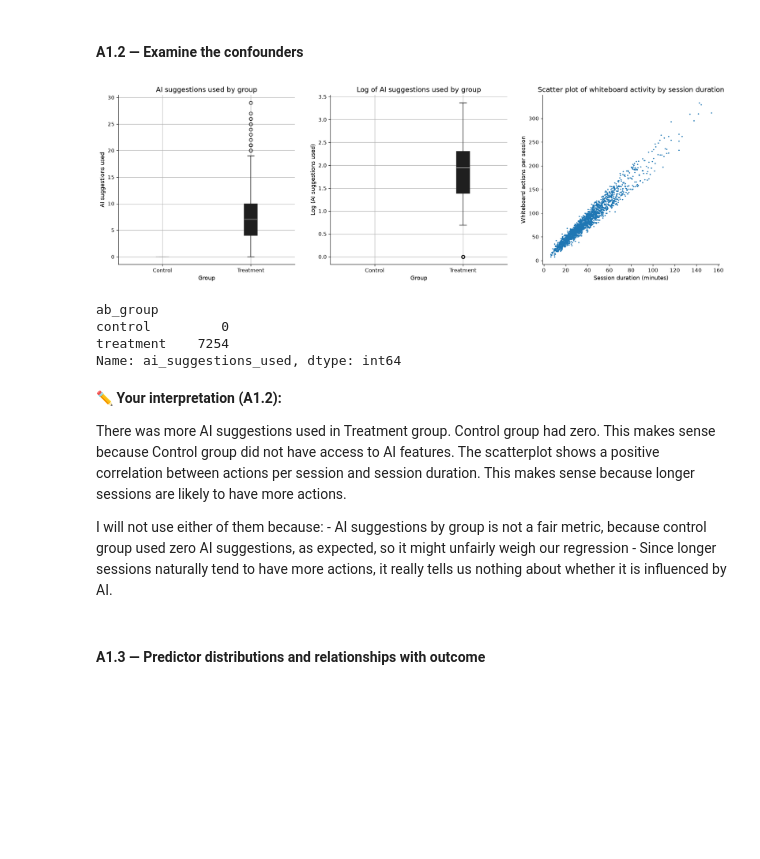
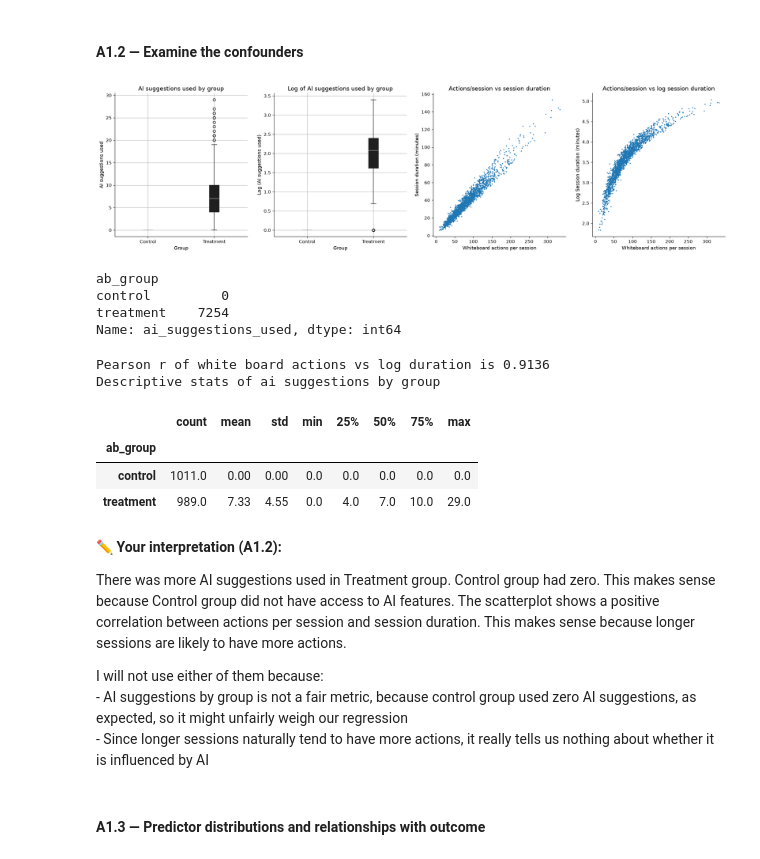
Before and after one commit to atifmmahmud/mahmud_atif_Assignment02, a Jupyter notebook: iat461_a2_AtifMahmud_atifm.ipynb, the cells around one changed output. Cells and saved outputs as stored; diff of their text form; code cells hidden in the pictures; blank space fills up the shorter version.

```diff
--- a/iat461_a2_AtifMahmud_atifm.ipynb
+++ b/iat461_a2_AtifMahmud_atifm.ipynb
@@ -278,45 +280,65 @@ I will use the log-data in my model because it is a better starting point for mo
 #    Optimize layout and display visualizations
 #
 #    2. Statistical Analysis
 #    Calculate and print the correlation between whiteboard activity and session duration
 #    Calculate and print descriptive statistics for AI suggestion usage grouped by treatment group
 # END
 
-df_ab["log_ai_suggestions_used"] = np.log(df_ab["ai_suggestions_used"])
-fig, axes = plt.subplots(1, 3, figsize=(20,6))
+df_ab["log_ai_suggestions_used"] = np.log1p(df_ab["ai_suggestions_used"])
+fig, axes = plt.subplots(1, 4, figsize=(24,6))
 
 # Box plot of AI Suggestions used by group
 df_ab.boxplot(column="ai_suggestions_used", by="ab_group", patch_artist=True, ax=axes[0])
 axes[0].set_title("AI suggestions used by group")
 axes[0].set_xlabel("Group")
 axes[0].set_xticklabels(["Control", "Treatment"])
 axes[0].set_ylabel("AI suggestions used")
 
 # For my own curiosity: Box plot of AI Suggestions used (log-transformed) by group
 df_ab.boxplot(column="log_ai_suggestions_used", by="ab_group", patch_artist=True, ax=axes[1])
 axes[1].set_title("Log of AI suggestions used by group")
 axes[1].set_xlabel("Group")
 axes[1].set_xticklabels(["Control", "Treatment"])
 axes[1].set_ylabel("Log (AI suggestions used)")
 
-# Scatterplot
+# Scatterplot - RAW
 whiteboard_activity = df_ab["whiteboard_actions_per_session"]
-axes[2].scatter(y_raw, whiteboard_activity, s=2)
-axes[2].set_title("Scatter plot of whiteboard activity by session duration")
-axes[2].set_xlabel("Session duration (minutes)")
-axes[2].set_ylabel("Whiteboard actions per session")
+axes[2].scatter(whiteboard_activity, y_raw, s=2)
+axes[2].set_title("Actions/session vs session duration")
+axes[2].set_xlabel("Whiteboard actions per session")
+axes[2].set_ylabel("Session duration (minutes)")
+
+# Scatterplot - LOG
+whiteboard_activity = df_ab["whiteboard_actions_per_session"]
+axes[3].scatter(whiteboard_activity, y_log, s=2)
+axes[3].set_title("Actions/session vs log session duration")
+axes[3].set_xlabel("Whiteboard actions per session")
+axes[3].set_ylabel("Log Session duration (minutes)")
+
 
 fig.suptitle("") # Clear an auto-generated title
 plt.show()
 
 # Show count of AI suggestion by group
 display(df_ab.groupby("ab_group")["ai_suggestions_used"].sum())
+
+# Descriptive stats
+corr_actions = df_ab["whiteboard_actions_per_session"].corr(y_log)
+print(f"Pearson r of white board actions vs log duration is {corr_actions:.4f}")
+print("Descriptive stats of ai suggestions by group")
+df_ab.groupby("ab_group")["ai_suggestions_used"].describe().round(2)
 # %% [output]
-[figure, old version]
+[figure, new version]
 ab_group
 control         0
 treatment    7254
 Name: ai_suggestions_used, dtype: int64
+Pearson r of white board actions vs log duration is 0.9136
+Descriptive stats of ai suggestions by group
+|  | count | mean | std | min | 25% | 50% | 75% | max |
+| ab_group |  |  |  |  |  |  |  |  |
+| control | 1011.0 | 0.00 | 0.00 | 0.0 | 0.0 | 0.0 | 0.0 | 0.0 |
+| treatment | 989.0 | 7.33 | 4.55 | 0.0 | 4.0 | 7.0 | 10.0 | 29.0 |
 # %% [markdown]
 **✏️ Your interpretation (A1.2):**
 
@@ -325,7 +347,7 @@ The scatterplot shows a positive correlation between actions per session and ses
 
 I will not use either of them because:
     - AI suggestions by group is not a fair metric, because control group used zero AI suggestions, as expected, so it might unfairly weigh our regression
-    - Since longer sessions naturally tend to have more actions, it really tells us nothing about whether it is influenced by AI.
+    - Since longer sessions naturally tend to have more actions, it really tells us nothing about whether it is influenced by AI
 # %% [markdown]
 #### A1.3 — Predictor distributions and relationships with outcome
 # %%
```
Also changed, not shown: parts of 17 cells of this notebook.
